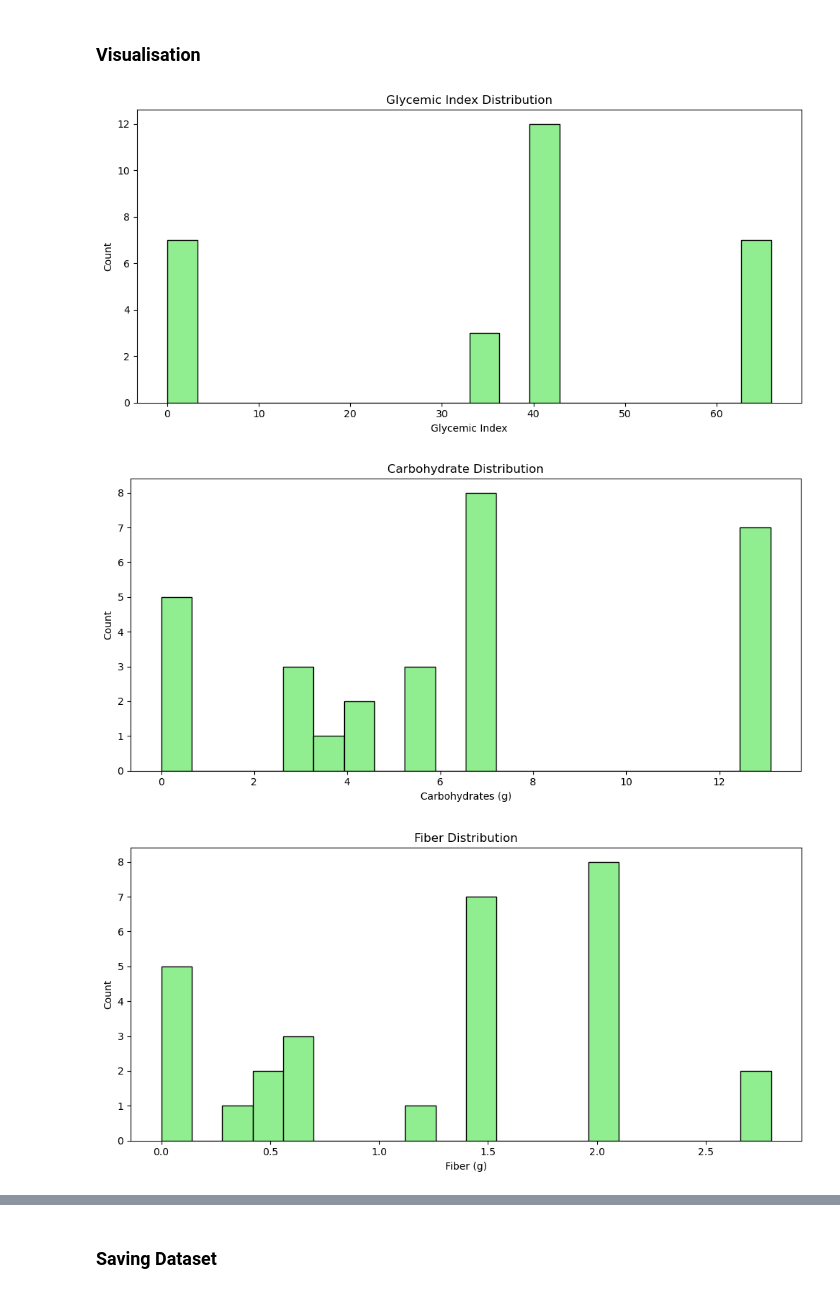
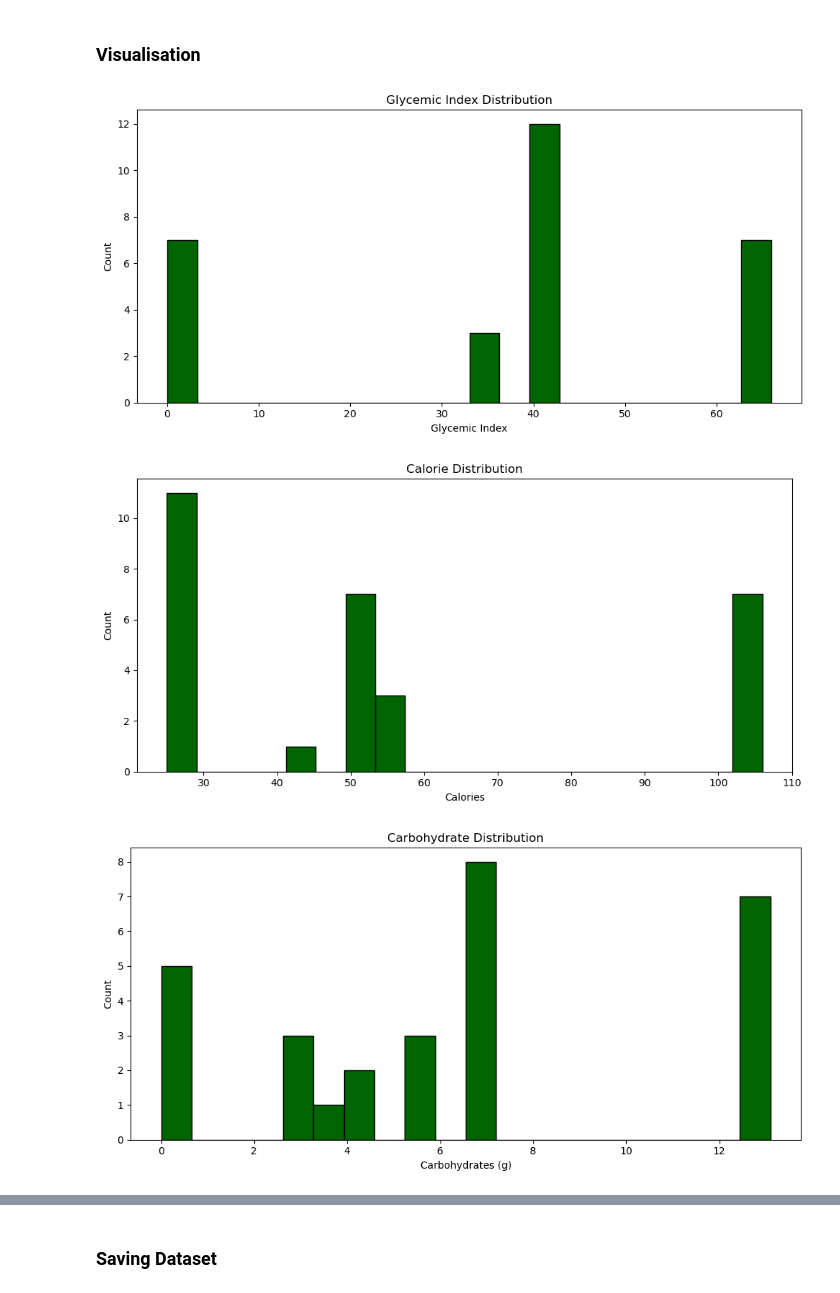
Before and after one commit to zoya-hammad/NutriVision, a Jupyter notebook: nutritional_assistant/data preprocessing/glycemic_index_preprocessing.ipynb, the cells around one changed output, grey strips where cells are left out. Saved outputs shown, nothing was run; the diff lists cells and outputs as text; code cells hidden in the pictures.

```diff
--- a/nutritional_assistant/data preprocessing/glycemic_index_preprocessing.ipynb
+++ b/nutritional_assistant/data preprocessing/glycemic_index_preprocessing.ipynb
@@ -127,7 +128,7 @@ df['Suitable for Diabetes'] = df['Suitable for Diabetes'].apply(lambda x: 1 if '
 df = df[df['Suitable for Diabetes'] == 1]
 
 # Keep relevant columns
-df = df[['Food Name', 'Glycemic Index', 'Carbohydrates','Fiber Content']]
+df = df[['Food Name', 'Glycemic Index','Calories', 'Carbohydrates', 'Protein', 'Fat', 'Fiber Content']]
 # %%
 print(df.head())
 # note - it is possible for foods to have a glycemic index of 0 or close to 0
@@ -143,37 +151,70 @@ print(df.head())
 # %%
 # Glycemic Index distribution
 plt.figure(figsize=(10, 5))
-plt.hist(df['Glycemic Index'].dropna(), bins=20, color='lightgreen',edgecolor='black')
+plt.hist(df['Glycemic Index'].dropna(), bins=20, color='darkgreen',edgecolor='black')
 plt.title('Glycemic Index Distribution')
 plt.xlabel('Glycemic Index')
 plt.ylabel('Count')
 plt.tight_layout()
 plt.savefig('visualizations/gi_distribution.png', dpi=300)
 plt.show()
 plt.close()
 
+# Calorie distribution
+plt.figure(figsize=(10, 5))
+plt.hist(df['Calories'].dropna(), bins=20, color='darkgreen',edgecolor='black')
+plt.title('Calorie Distribution')
+plt.xlabel('Calories')
+plt.ylabel('Count')
+plt.tight_layout()
+plt.savefig('visualizations/calorie_distribution.png', dpi=300)
+plt.show()
+plt.close()
+
 # Carbohydrate distribution
 plt.figure(figsize=(10, 5))
-plt.hist(df['Carbohydrates'].dropna(), bins=20, color='lightgreen',edgecolor='black')
+plt.hist(df['Carbohydrates'].dropna(), bins=20, color='darkgreen',edgecolor='black')
 plt.title('Carbohydrate Distribution')
 plt.xlabel('Carbohydrates (g)')
 plt.ylabel('Count')
 plt.tight_layout()
 plt.savefig('visualizations/carb_distribution.png', dpi=300)
 plt.show()
 plt.close()
 
+# Protein distribution
+plt.figure(figsize=(10, 5))
+plt.hist(df['Protein'].dropna(), bins=20, color='darkgreen',edgecolor='black')
+plt.title('Protein Distribution')
+plt.xlabel('Protein (g)')
+plt.ylabel('Count')
+plt.tight_layout()
+plt.savefig('visualizations/protein_distribution.png', dpi=300)
+plt.show()
+plt.close()
+
+# Fat distribution
+plt.figure(figsize=(10, 5))
+plt.hist(df['Fat'].dropna(), bins=20, color='darkgreen',edgecolor='black')
+plt.title('Fat Distribution')
+plt.xlabel('Fat (g)')
+plt.ylabel('Count')
+plt.tight_layout()
+plt.savefig('visualizations/fat_distribution.png', dpi=300)
+plt.show()
+plt.close()
+
 # Fiber distribution
 plt.figure(figsize=(10, 5))
-plt.hist(df['Fiber Content'].dropna(), bins=20, color='lightgreen',edgecolor='black')
+plt.hist(df['Fiber Content'].dropna(), bins=20, color='darkgreen',edgecolor='black')
 plt.title('Fiber Distribution')
 plt.xlabel('Fiber (g)')
 plt.ylabel('Count')
 plt.tight_layout()
 plt.savefig('visualizations/fiber_distribution.png', dpi=300)
 plt.show()
 plt.close()
 # %% [output]
-[figure, old version]
+[figure, new version]
-[figure, old version]
+[figure, new version]
-[figure, old version]
+[figure, new version]
```
Also changed, not shown: parts of 5 cells of this notebook.
